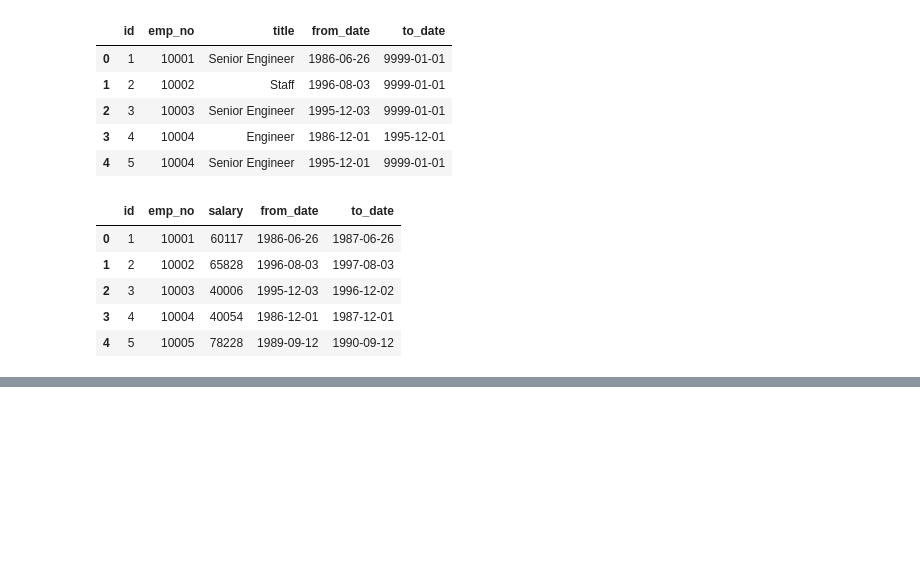
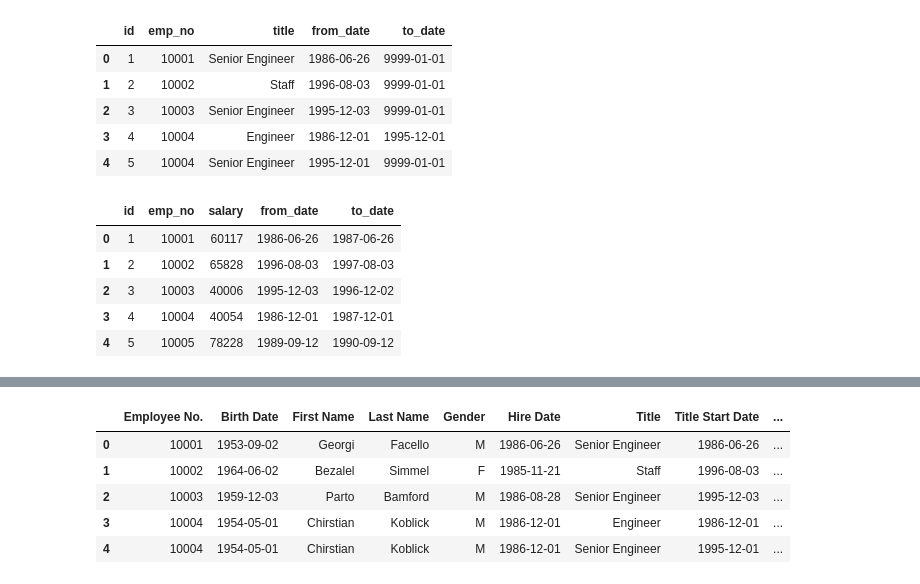
Before and after one commit to Rob-Ottogalli/sql-challenge, a Jupyter notebook: EmployeeSQL/Bonus.ipynb, the cells around one changed output, grey strips where cells are left out. Drawn from its saved outputs; the diff is of its cells as text; code cells hidden in the pictures; blank space fills up the shorter version.

```diff
--- a/EmployeeSQL/Bonus.ipynb
+++ b/EmployeeSQL/Bonus.ipynb
@@ -198,0 +181,3 @@ title_salary.mean()
+# %%
+# Create a new variable to hold merged dataframes
+salary_freq_df = emp_sal_title_df
@@ -198,0 +188,22 @@ title_salary.mean()
+# %%
+# Create bins to hold salary data
+# Create size bins
+size_bins = [40000-1, 50000-1, 60000-1, 70000-1, 80000-1, 90000-1, 100000-1, 110000-1, 120000-1, 130000+1]
+
+# Create labels for bins
+group_names = ["$40,000-$49,999", "$50,000-$59,999", "$60,000-$69,999", "$70,000-$79,999",
+              "$80,000-$89,999", "$90,000-$99,999", "$100,000-$109,999",
+              "$110,000-$119,999", "$120,000-$130,000"]
+# %%
+# Cut bins
+salary_freq_df["Salary Range"] = pd.cut(salary_freq_df["Salary"], size_bins, labels=group_names)
+
+# Show dataframe
+salary_freq_df.head()
+# %% [output]
+|  | Employee No. | Birth Date | First Name | Last Name | Gender | Hire Date | Title | Title Start Date | ... |
+| 0 | 10001 | 1953-09-02 | Georgi | Facello | M | 1986-06-26 | Senior Engineer | 1986-06-26 | ... |
+| 1 | 10002 | 1964-06-02 | Bezalel | Simmel | F | 1985-11-21 | Staff | 1996-08-03 | ... |
+| 2 | 10003 | 1959-12-03 | Parto | Bamford | M | 1986-08-28 | Senior Engineer | 1995-12-03 | ... |
+| 3 | 10004 | 1954-05-01 | Chirstian | Koblick | M | 1986-12-01 | Engineer | 1986-12-01 | ... |
+| 4 | 10004 | 1954-05-01 | Chirstian | Koblick | M | 1986-12-01 | Senior Engineer | 1995-12-01 | ... |
```
Also changed, not shown: parts of 24 cells of this notebook, 1 other file.
